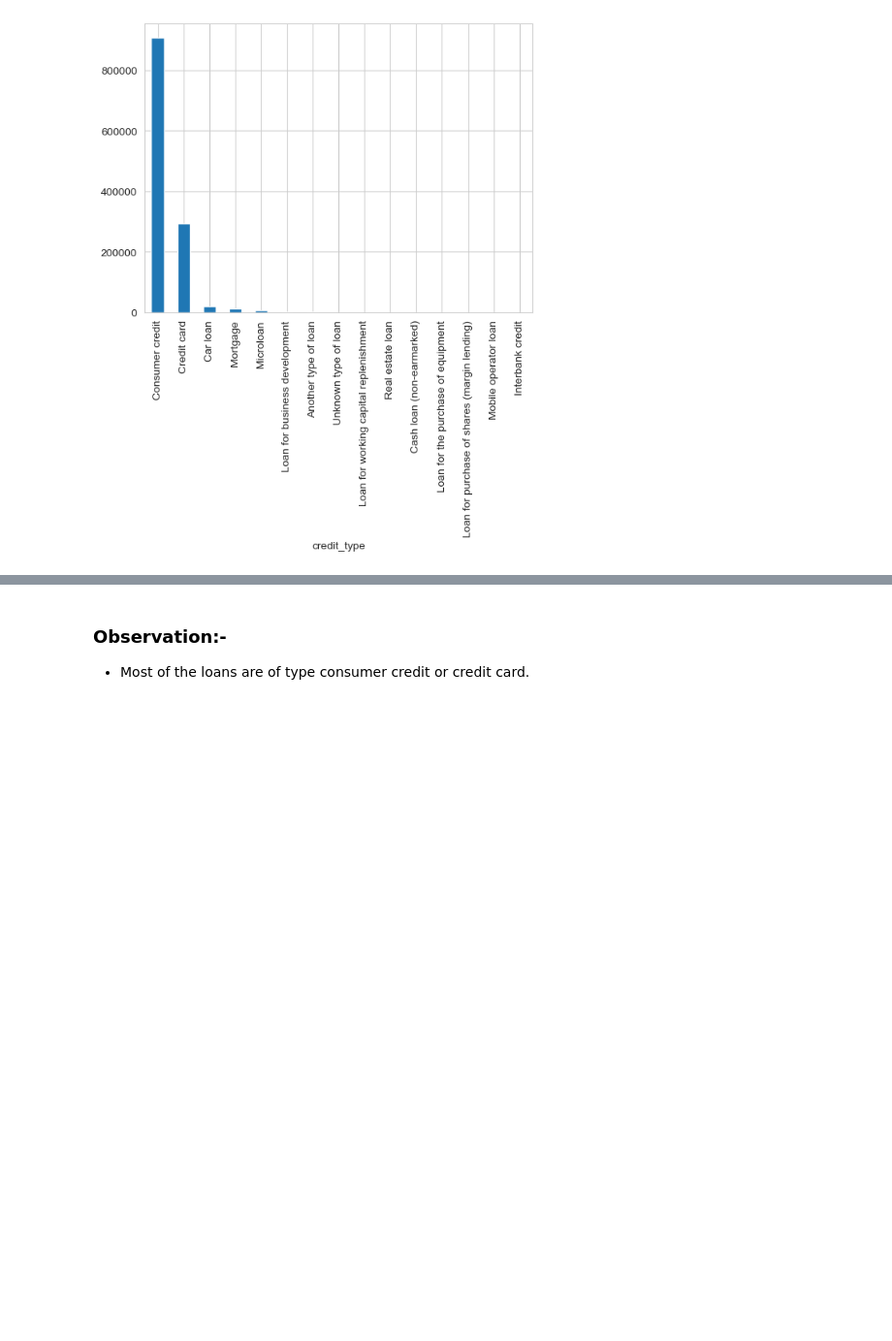
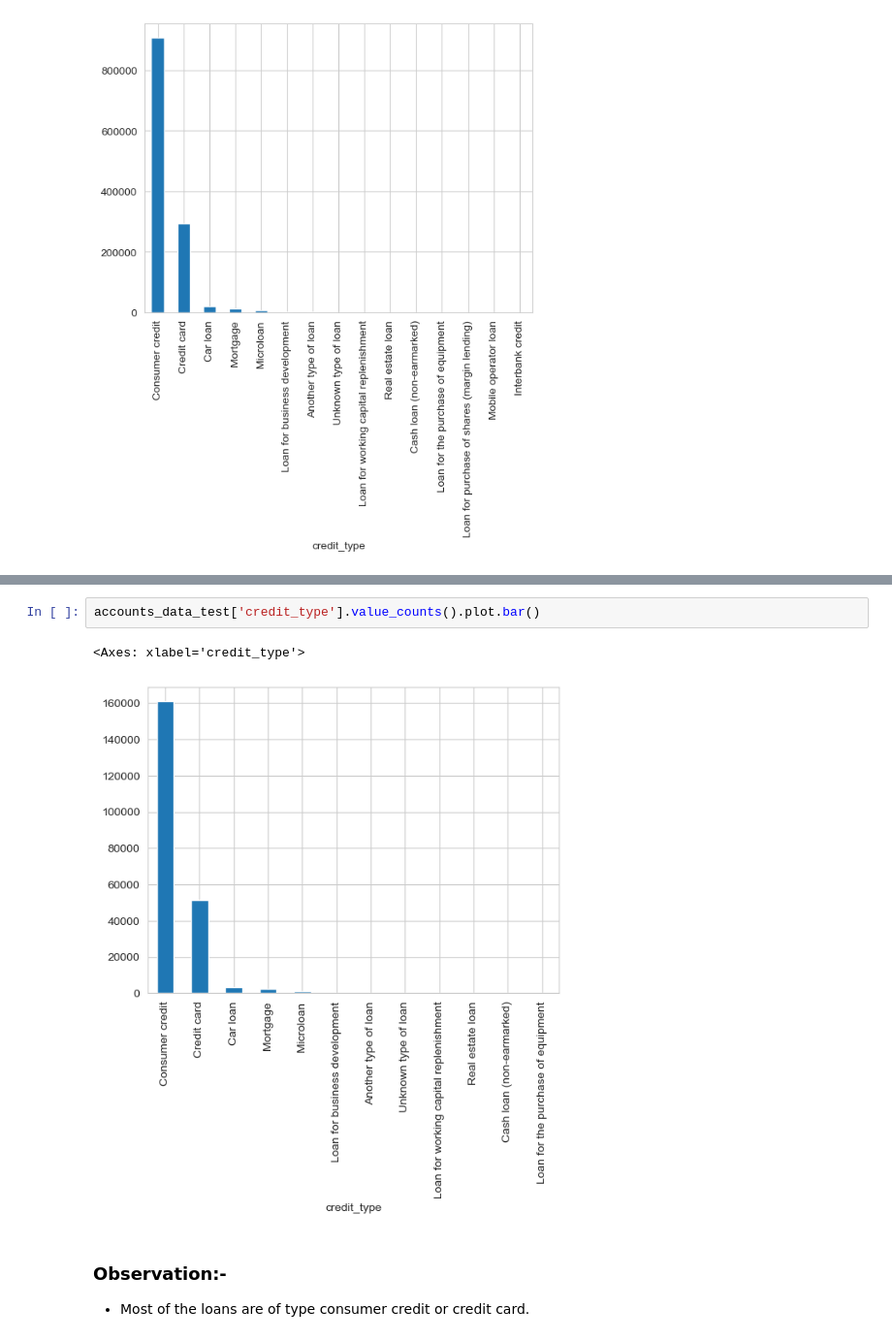
Before and after one commit to M-Krishna-Sumanth/Monsoon-CreditTech, a Jupyter notebook: Monsoon CreditTech.ipynb, the cells around one changed output, grey strips where cells are left out. Shown at 97% size. Drawn from its saved outputs; the diff is of its cells as text; blank space fills up the shorter version.

```diff
--- a/Monsoon CreditTech.ipynb
+++ b/Monsoon CreditTech.ipynb
@@ -286,3 +325,8 @@ accounts_data_train['credit_type'].value_counts().plot.bar()
+# %%
+accounts_data_test['credit_type'].value_counts().plot.bar()
+# %% [output]
+<Axes: xlabel='credit_type'>
+[figure, added]
 # %% [markdown]
 ### Observation:-
 - Most of the loans are of type consumer credit or credit card.
```
Also changed, not shown: parts of 53 cells of this notebook.
